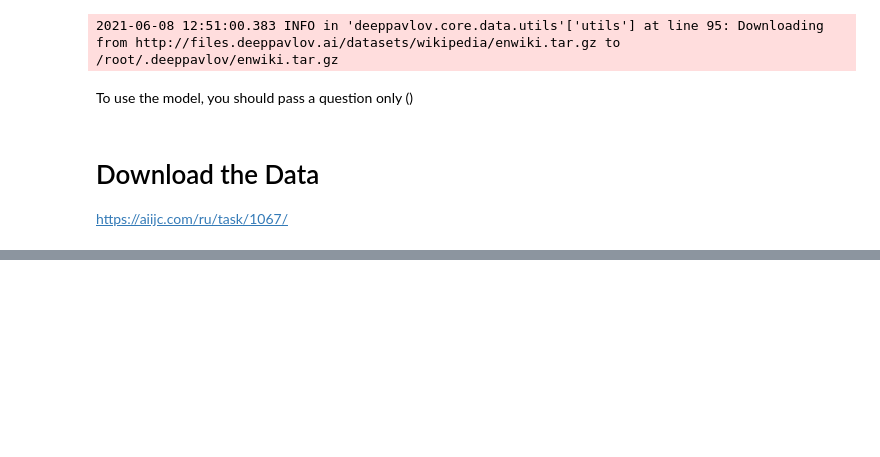
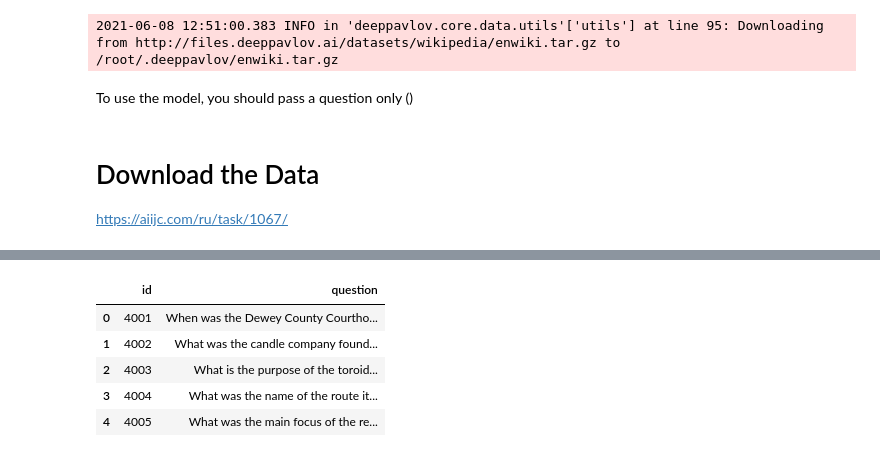
Before and after one commit to AI-Front/NTI, a Jupyter notebook: ODQA_tutorial.ipynb, the cells around one changed output, grey strips where cells are left out. Saved outputs shown, nothing was run; the diff lists cells and outputs as text; code cells hidden in the pictures; blank space fills up the shorter version.

```diff
--- a/ODQA_tutorial.ipynb
+++ b/ODQA_tutorial.ipynb
@@ -86,3 +119,10 @@ train.head()
 # %%
-test = pd.read_csv('', sep=',')
+test = pd.read_csv('58', sep=',')
 test.head()
+# %% [output]
+|  | id | question |
+| 0 | 4001 | When was the Dewey County Courtho... |
+| 1 | 4002 | What was the candle company found... |
+| 2 | 4003 | What is the purpose of the toroid... |
+| 3 | 4004 | What was the name of the route it... |
+| 4 | 4005 | What was the main focus of the re... |
```
Also changed, not shown: parts of 8 cells of this notebook.
